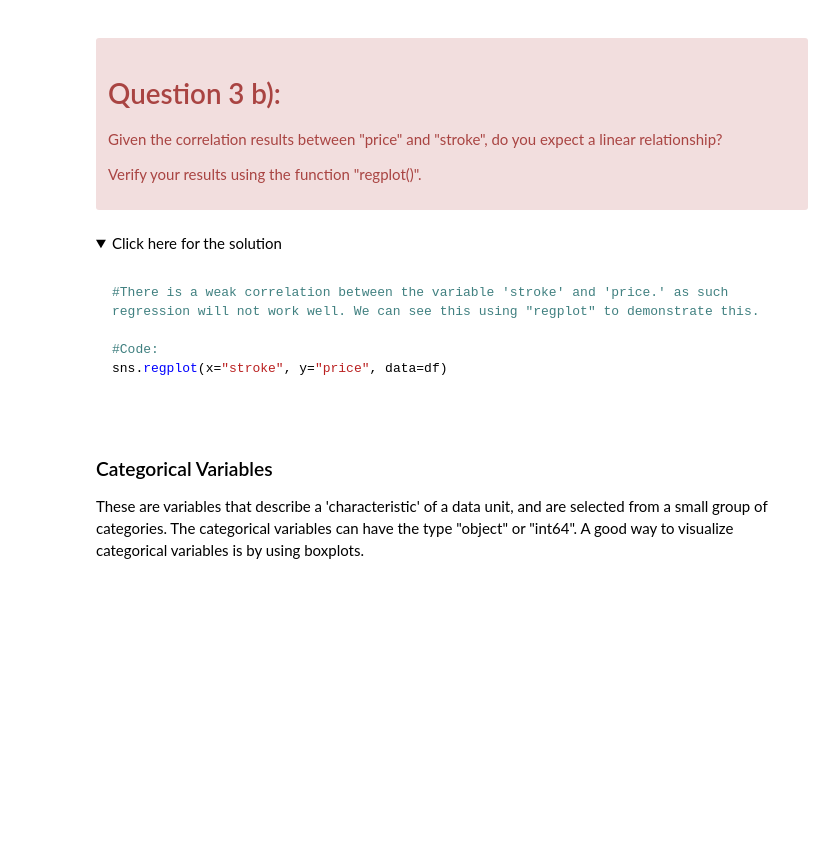
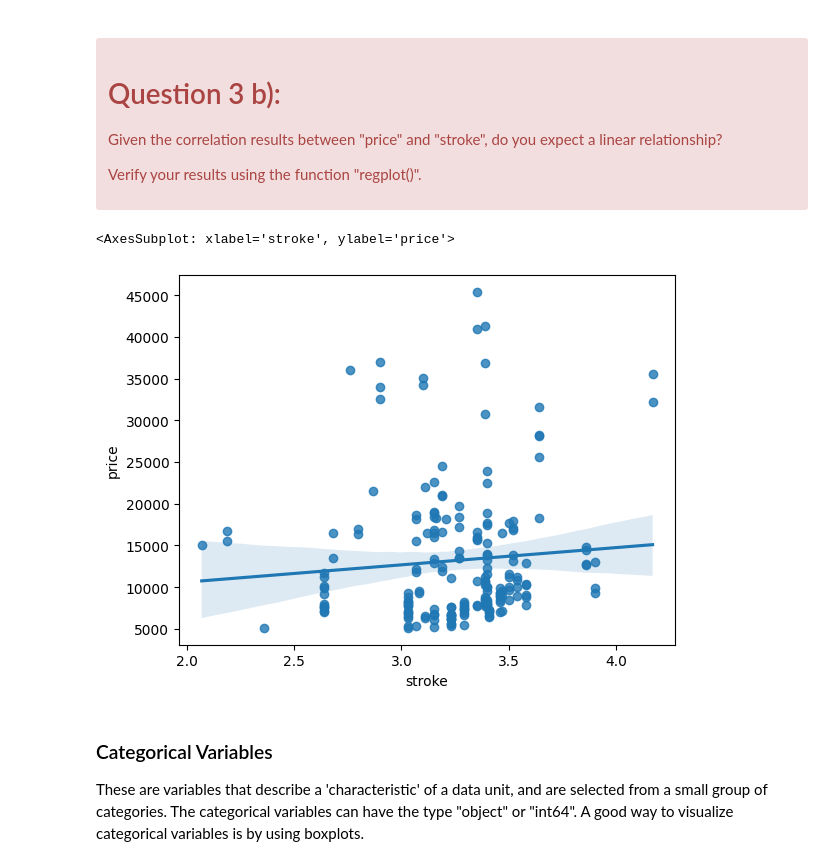
Before and after one commit to andrewrhoden/Panda-DataWrangling, a Jupyter notebook: DA0101EN-3-Review-Exploratory-Data-Analysis.ipynb, the cells around one changed output. Cells and saved outputs as stored; diff of their text form; code cells hidden in the pictures; folded sections open; blank space fills up the shorter version.

````diff
--- a/DA0101EN-3-Review-Exploratory-Data-Analysis.ipynb
+++ b/DA0101EN-3-Review-Exploratory-Data-Analysis.ipynb
@@ -255,19 +254,10 @@ df[["stroke","price"]].corr()
 </div>
 # %%
 # Write your code below and press Shift+Enter to execute
+sns.regplot(x='stroke',y='price',data=df)
+# %% [output]
+<AxesSubplot: xlabel='stroke', ylabel='price'>
+[figure, added]
-# %% [markdown]
-<details><summary>Click here for the solution</summary>
-
-```python
-
-#There is a weak correlation between the variable 'stroke' and 'price.' as such regression will not work well. We can see this using "regplot" to demonstrate this.
-
-#Code:
-sns.regplot(x="stroke", y="price", data=df)
-
-```
-
-</details>
 # %% [markdown]
 <h3>Categorical Variables</h3>
 
````
Also changed, not shown: parts of 39 cells of this notebook, 2 other files.
